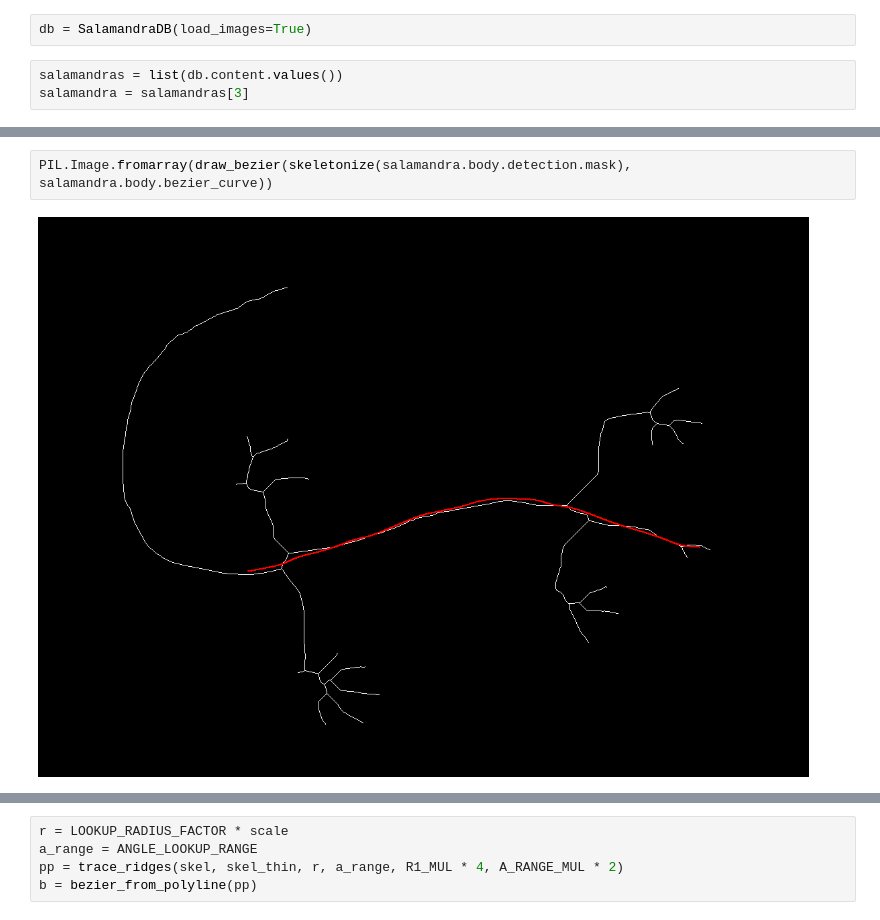
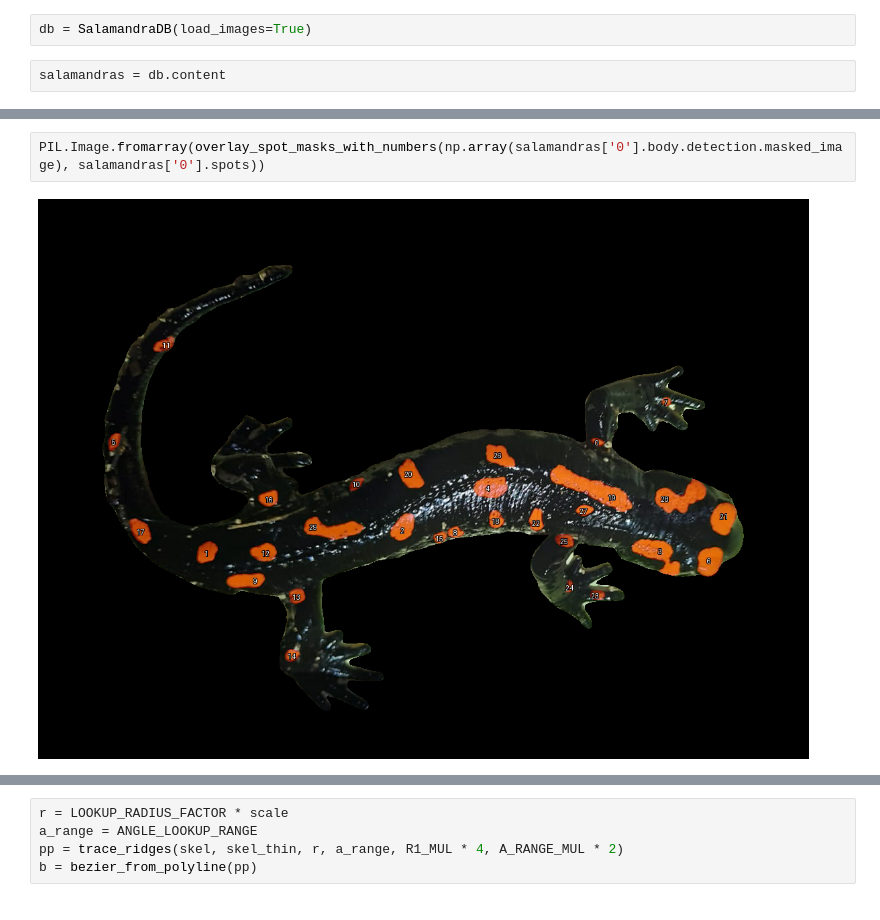
Before and after one commit to pavelkov/slmndr, a Jupyter notebook: notebooks/geometry.ipynb, the cells around one changed output, grey strips where cells are left out. Drawn from its saved outputs; the diff is of its cells as text.

```diff
--- a/notebooks/geometry.ipynb
+++ b/notebooks/geometry.ipynb
@@ -24,5 +23,4 @@ A_RANGE_MUL = 1.
 # %%
 db = SalamandraDB(load_images=True)
 # %%
-salamandras = list(db.content.values())
-salamandra = salamandras[3]
+salamandras = db.content
@@ -29,4 +79,4 @@ salamandra = salamandras[3]
 # %%
-PIL.Image.fromarray(draw_bezier(skeletonize(salamandra.body.detection.mask), salamandra.body.bezier_curve))
+PIL.Image.fromarray(overlay_spot_masks_with_numbers(np.array(salamandras['0'].body.detection.masked_image), salamandras['0'].spots))
 # %% [output]
-[figure, old version]
+[figure, new version]
```
Also changed, not shown: parts of 6 cells of this notebook, 2 other files.
